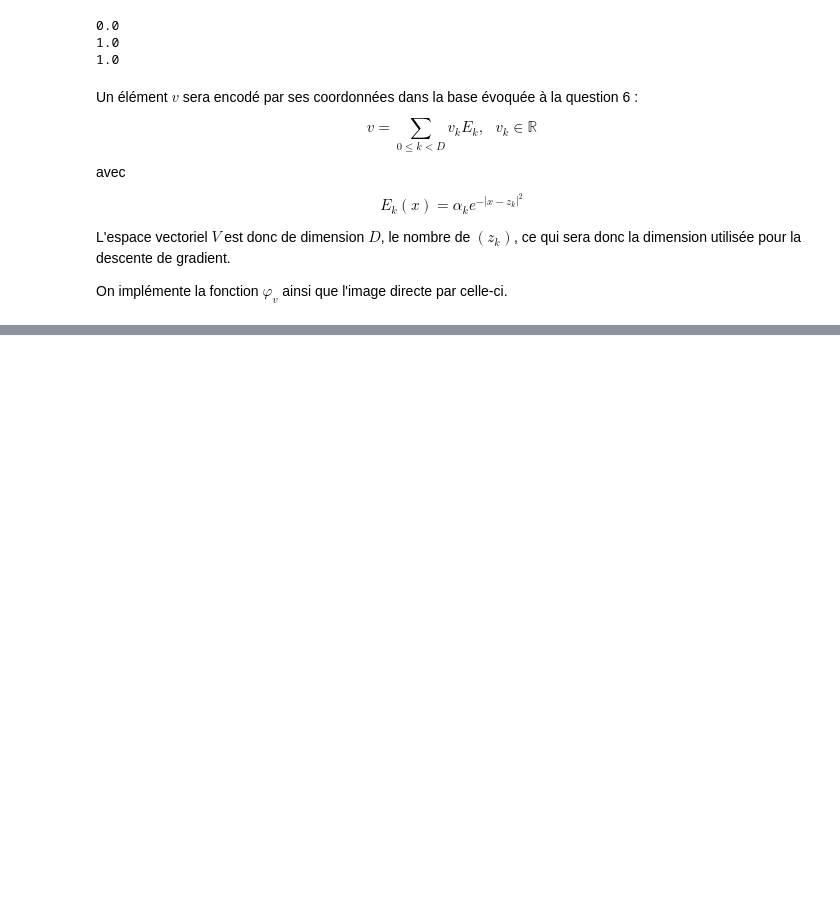
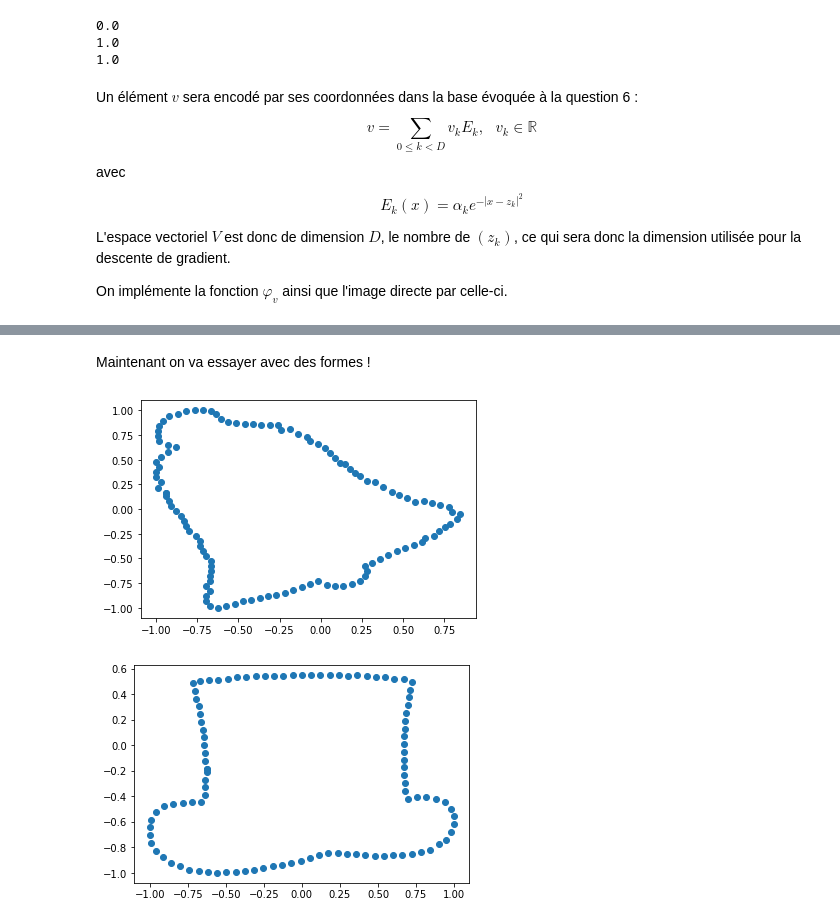
Before and after one commit to tstln/Projet_L3_3MA201_Appariement_de_formes, a Jupyter notebook: python/descente_grad.ipynb, the cells around one changed output, grey strips where cells are left out. Cells and saved outputs as stored; diff of their text form; code cells hidden in the pictures; blank space fills up the shorter version.

Commit message:
Ajout de traitement de formes et dessin de leurs déformations

```diff
--- a/python/descente_grad.ipynb
+++ b/python/descente_grad.ipynb
@@ -338,0 +339,32 @@ v= [ 0.19265398 -0.11181406  0.26835703  0.52492973  0.0165988  -0.81057811
+# %% [markdown]
+Maintenant on va essayer avec des formes !
+# %%
+# copié-collé du notebook dans le mail du 24/01 de Mme.Gris
+import json
+
+path_data = './shapes/' # à modifier selon où se trouve les fichiers
+with open(path_data + 'bell-1.json', 'r') as f:
+    bell = json.load(f)
+with open(path_data + 'hat-1.json', 'r') as f:
+    hat = json.load(f)
+
+def json_to_points(obj):
+    result =[];
+
+    for p in obj['points']:
+        result.append([p['x'], p['y']])
+
+    return np.array(result)
+
+def show_points(points):
+    plt.scatter(*zip(*points))
+    plt.show()
+
+bell_points = json_to_points(bell) * 2.0 - 1.0
+show_points(bell_points)
+
+hat_points = json_to_points(hat) * 2.0 - 1.0
+show_points(hat_points)
+# %% [output]
+[figure, added]
+[figure, added]
```
Also changed, not shown: parts of 15 cells of this notebook, 3 other files.
